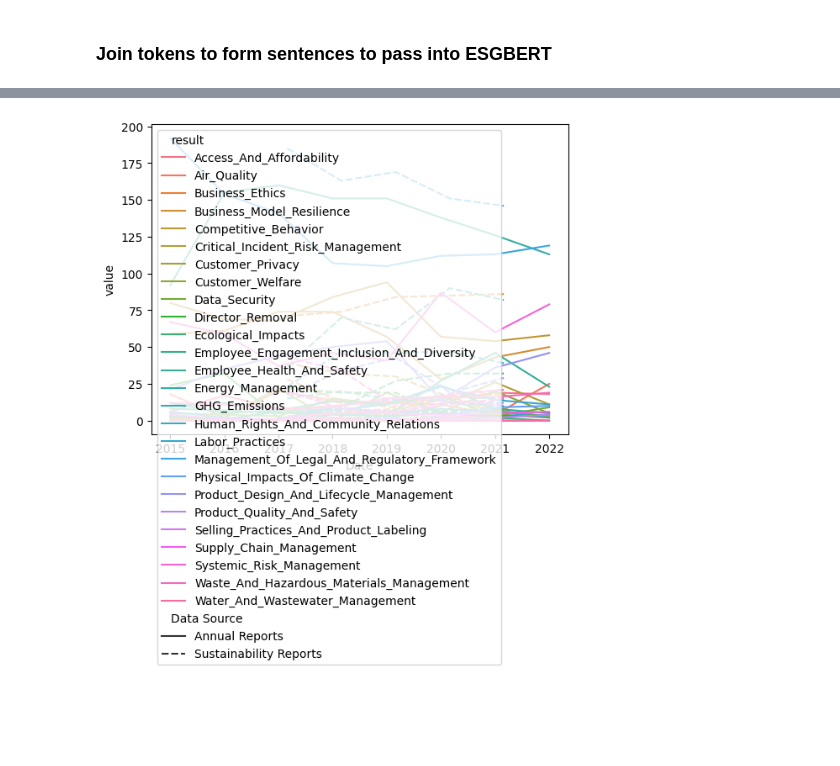
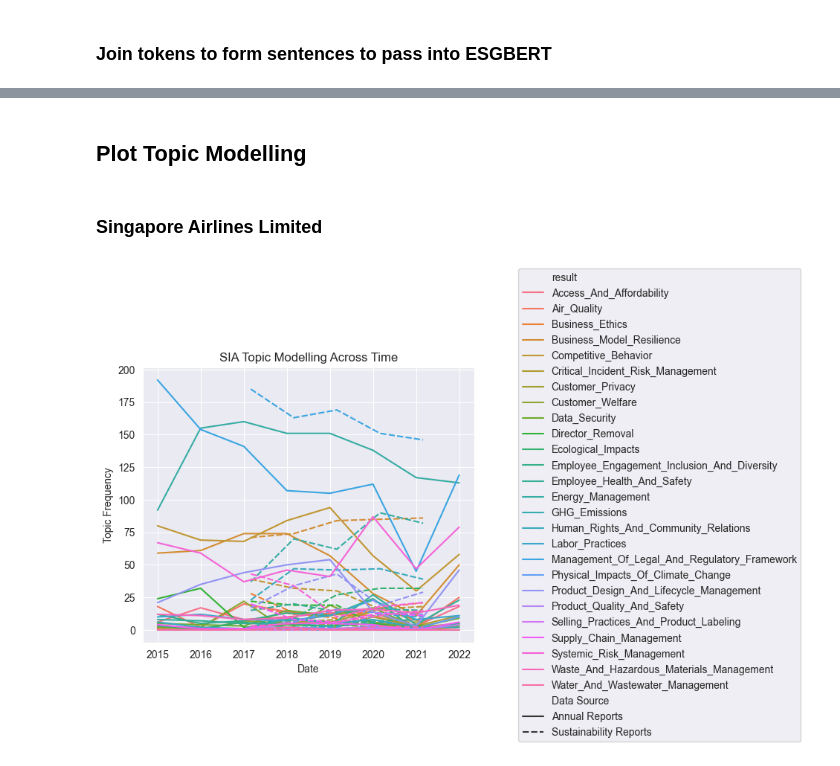
Before and after one commit to TarciusW/bt4101-mapping-esg-trends, a Jupyter notebook: modelling/main.ipynb, the cells around one changed output, grey strips where cells are left out. Drawn from its saved outputs; the diff is of its cells as text; code cells hidden in the pictures; blank space fills up the shorter version.

```diff
--- a/modelling/main.ipynb
+++ b/modelling/main.ipynb
@@ -211,0 +231,4 @@ KeyboardInterrupt:
+# %% [markdown]
+## Plot Topic Modelling
+# %% [markdown]
+### Singapore Airlines Limited
@@ -212,9 +237,19 @@ KeyboardInterrupt:
 # %%
-sia = pd.read_pickle('sia_bert.pkl')
 sia_subcategories = sia[['Data Source', 'Date', 'result']].groupby(['Data Source', 'Date', 'result']).size().unstack(
     fill_value=0).reset_index().copy()
+fig,ax = plt.subplots()
 sia_subcategories_long = pd.melt(sia_subcategories, id_vars=['Data Source', 'Date'])
 sns.lineplot(data=sia_subcategories_long, x='Date', y='value', hue='result', style='Data Source', legend = 'full')
+
+# Set title and labels
+ax.set_title('SIA Topic Modelling Across Time')
+ax.set_xlabel('Date')
+ax.set_ylabel('Topic Frequency')
+# Add a legend
+pos = ax.get_position()
+ax.set_position([pos.x0, pos.y0, pos.width * 0.9, pos.height])
+ax.legend(loc='center right', bbox_to_anchor=(2, 0.5))
+
 plt.show()
 # %% [output]
-[figure, old version]
+[figure, new version]
```
Also changed, not shown: parts of 15 cells of this notebook, 1 other file.
